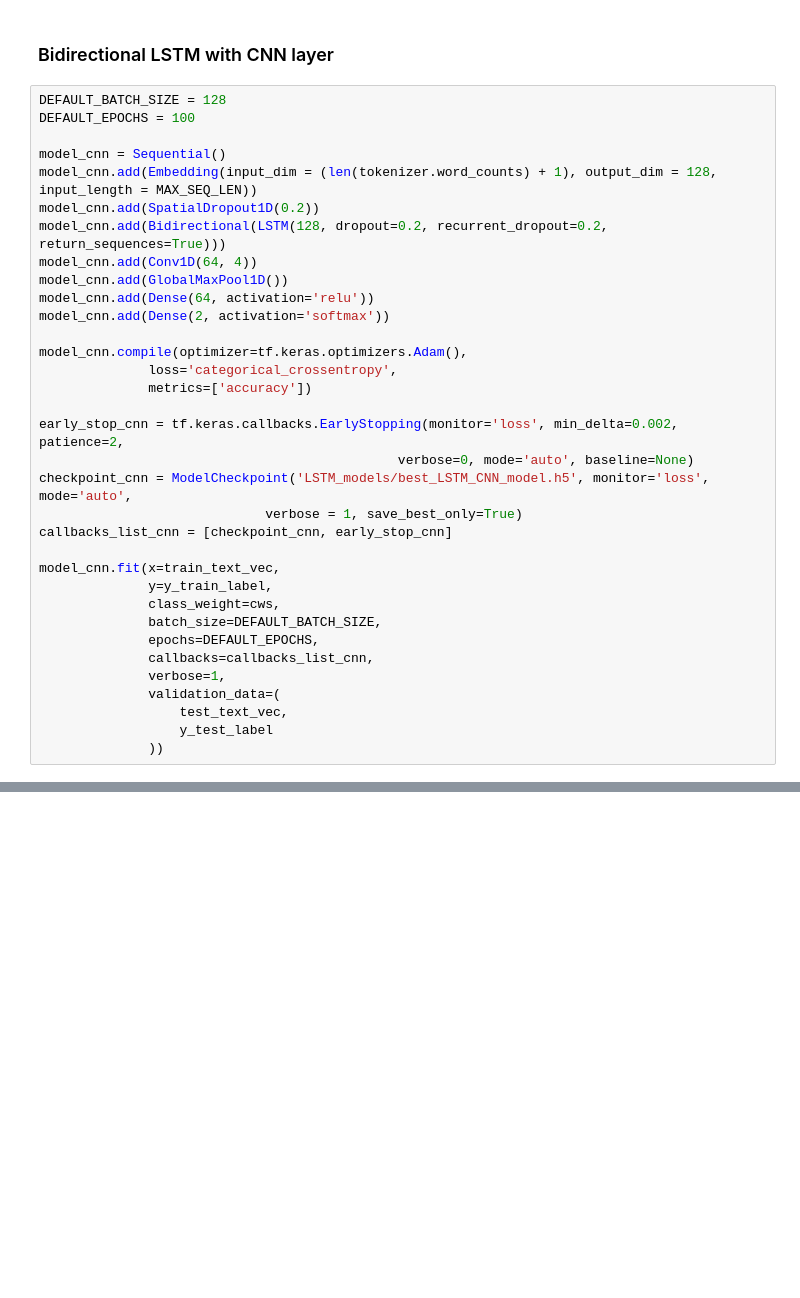
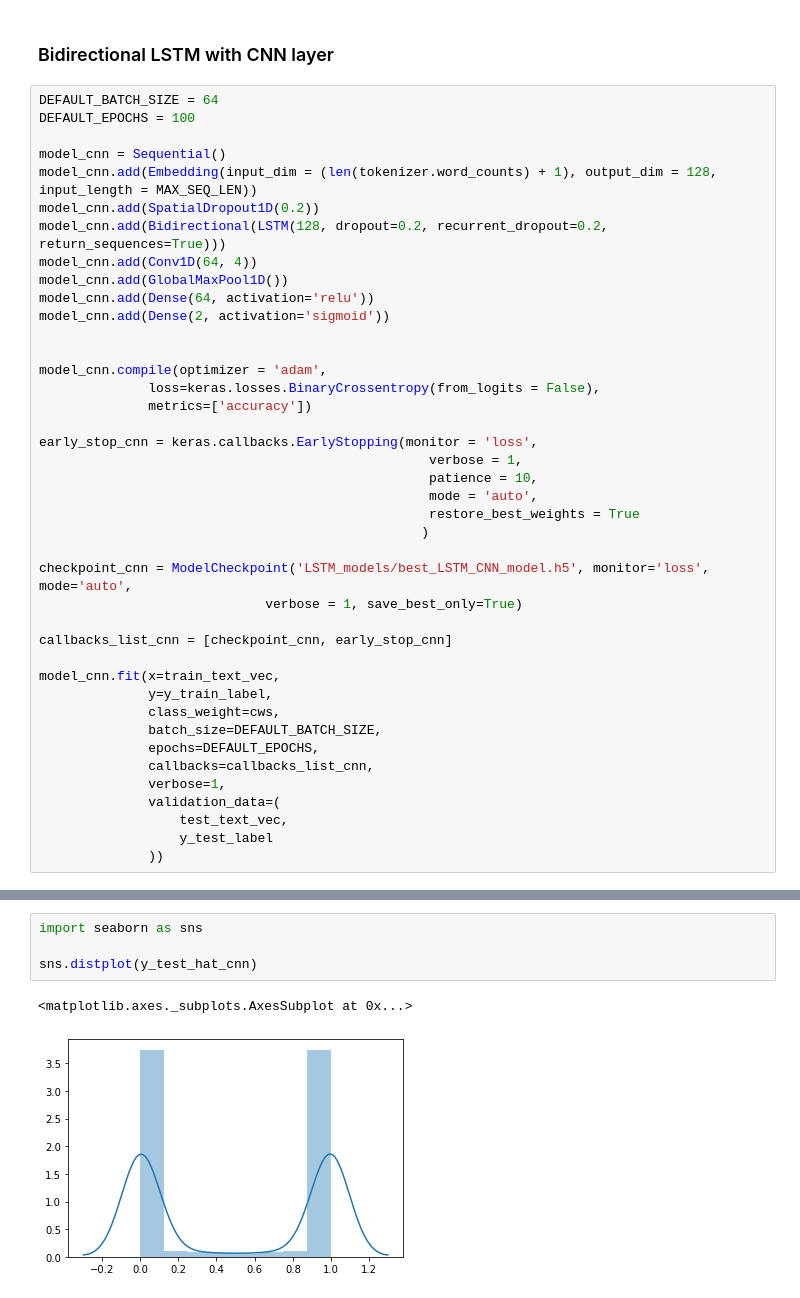
Before and after one commit to Fei-X/twitter_suicidal_tendency, a Jupyter notebook: modelling - LSTM (Text only).ipynb, the cells around one changed output, grey strips where cells are left out. Cells and saved outputs as stored; diff of their text form; blank space fills up the shorter version.

```diff
--- a/modelling - LSTM (Text only).ipynb
+++ b/modelling - LSTM (Text only).ipynb
@@ -264,7 +286,7 @@ weighted avg       0.80      0.80      0.80      1848
 # %% [markdown]
 ### Bidirectional LSTM with CNN layer
 # %%
-DEFAULT_BATCH_SIZE = 128
+DEFAULT_BATCH_SIZE = 64
 DEFAULT_EPOCHS = 100
 
 model_cnn = Sequential()
@@ -274,16 +296,23 @@ model_cnn.add(Bidirectional(LSTM(128, dropout=0.2, recurrent_dropout=0.2, return
 model_cnn.add(Conv1D(64, 4))
 model_cnn.add(GlobalMaxPool1D())
 model_cnn.add(Dense(64, activation='relu'))
-model_cnn.add(Dense(2, activation='softmax'))
+model_cnn.add(Dense(2, activation='sigmoid'))
 
-model_cnn.compile(optimizer=tf.keras.optimizers.Adam(),
-              loss='categorical_crossentropy',
+
+model_cnn.compile(optimizer = 'adam',
+              loss=keras.losses.BinaryCrossentropy(from_logits = False),
               metrics=['accuracy'])
 
-early_stop_cnn = tf.keras.callbacks.EarlyStopping(monitor='loss', min_delta=0.002, patience=2,
-                                              verbose=0, mode='auto', baseline=None)
+early_stop_cnn = keras.callbacks.EarlyStopping(monitor = 'loss',
+                                                  verbose = 1,
+                                                  patience = 10,
+                                                  mode = 'auto',
+                                                  restore_best_weights = True
+                                                 )
+
 checkpoint_cnn = ModelCheckpoint('LSTM_models/best_LSTM_CNN_model.h5', monitor='loss', mode='auto',
                              verbose = 1, save_best_only=True)
+
 callbacks_list_cnn = [checkpoint_cnn, early_stop_cnn]
 
 model_cnn.fit(x=train_text_vec,
@@ -351,0 +382,7 @@ weighted avg       0.81      0.79      0.80      1848
+# %%
+import seaborn as sns
+
+sns.distplot(y_test_hat_cnn)
+# %% [output]
+<matplotlib.axes._subplots.AxesSubplot at 0x...>
+[figure, added]
```
Also changed, not shown: parts of 8 cells of this notebook, 2 other files.
